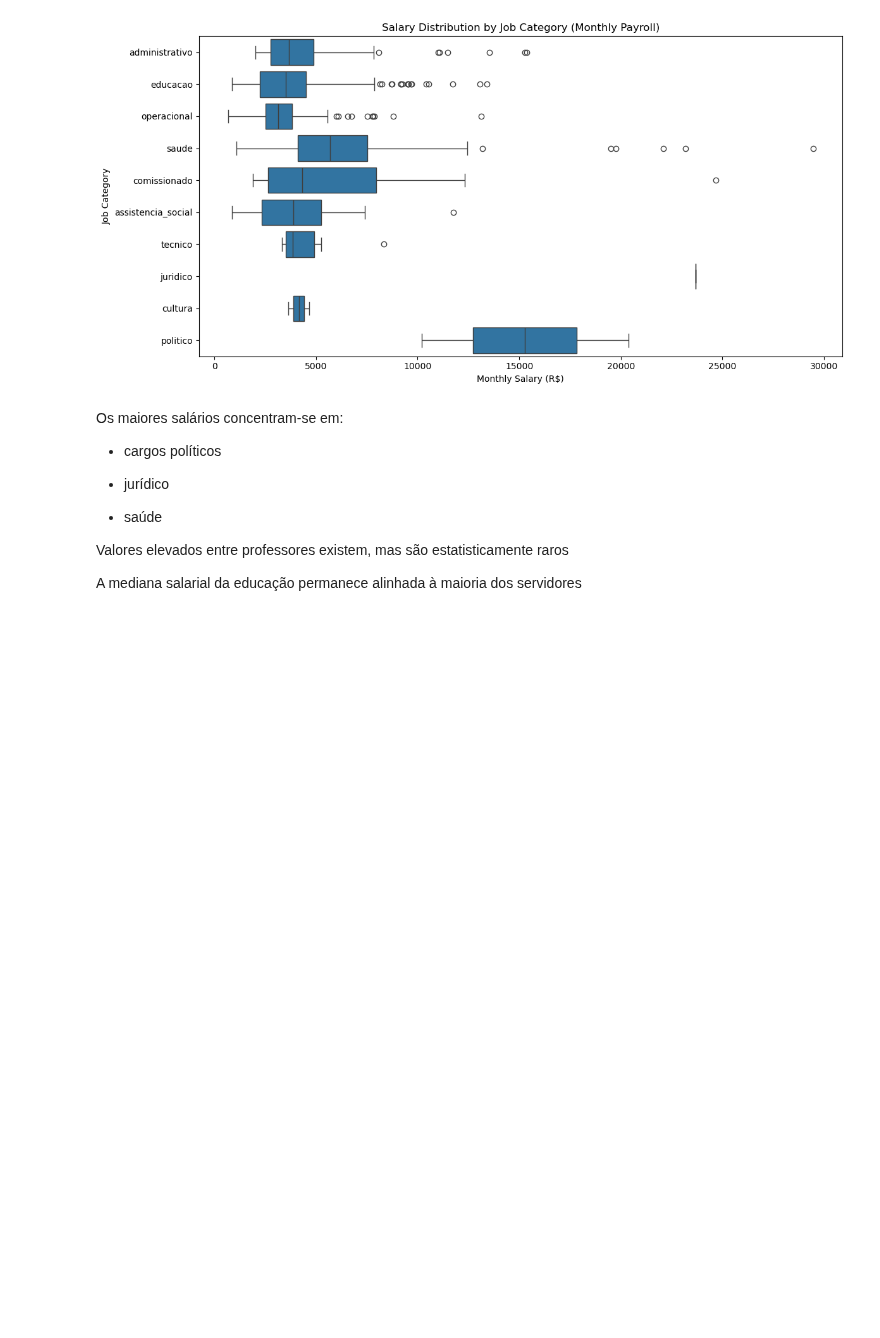
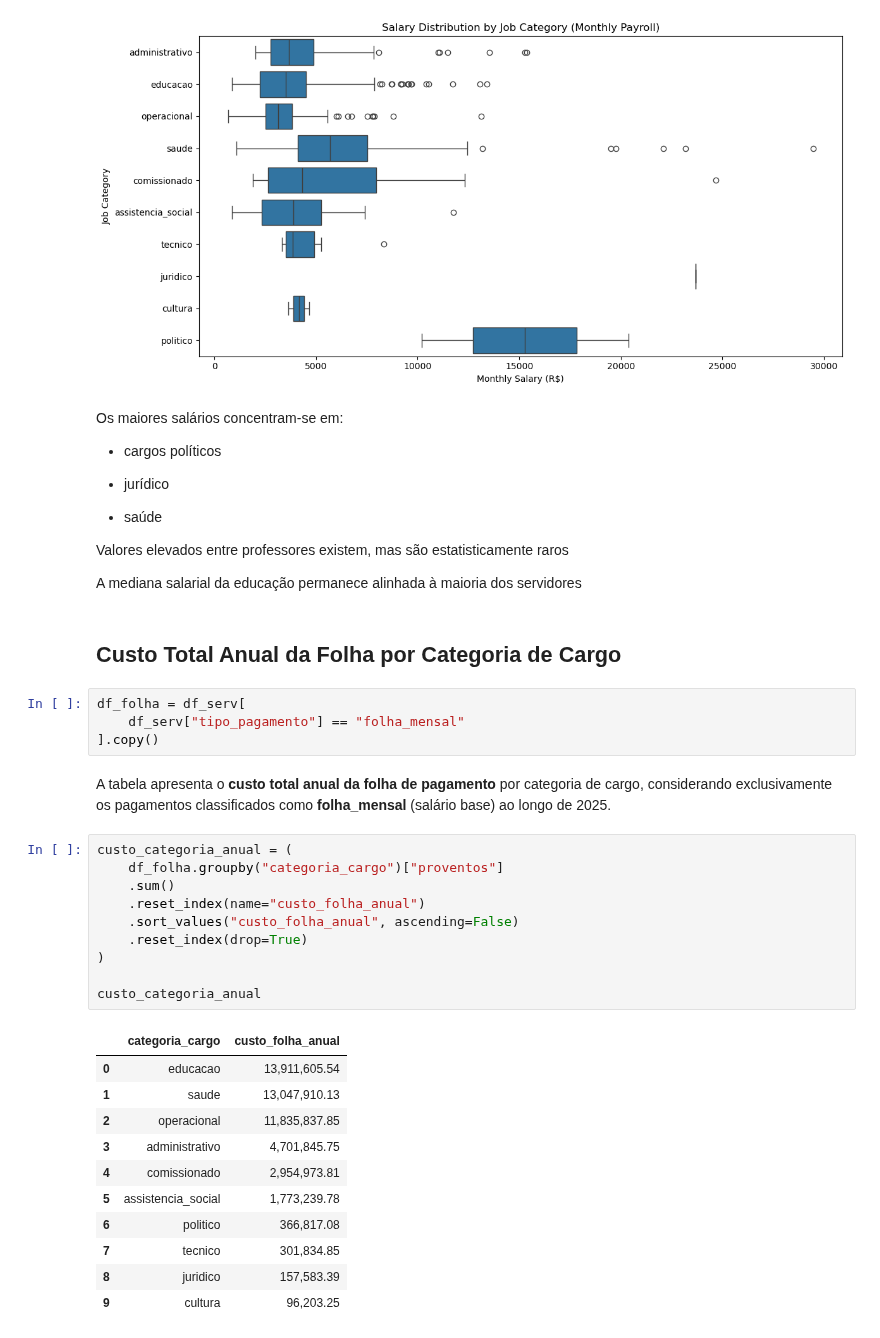
Before and after one commit to oguidenardi/folha_pagamento_santa_rita_2025, a Jupyter notebook: notebooks/04_exploratory_data_analysis.ipynb, the cells around one changed output. Cells and saved outputs as stored; diff of their text form; blank space fills up the shorter version.

```diff
--- a/notebooks/04_exploratory_data_analysis.ipynb
+++ b/notebooks/04_exploratory_data_analysis.ipynb
@@ -874,3 +874,33 @@ Os maiores salários concentram-se em:
 Valores elevados entre professores existem, mas são estatisticamente raros
 
 A mediana salarial da educação permanece alinhada à maioria dos servidores
+# %% [markdown]
+## Custo Total Anual da Folha por Categoria de Cargo
+# %%
+df_folha = df_serv[
+    df_serv["tipo_pagamento"] == "folha_mensal"
+].copy()
+# %% [markdown]
+A tabela apresenta o **custo total anual da folha de pagamento** por categoria de cargo, considerando exclusivamente os pagamentos classificados como **folha_mensal** (salário base) ao longo de 2025.
+# %%
+custo_categoria_anual = (
+    df_folha.groupby("categoria_cargo")["proventos"]
+    .sum()
+    .reset_index(name="custo_folha_anual")
+    .sort_values("custo_folha_anual", ascending=False)
+    .reset_index(drop=True)
+)
+
+custo_categoria_anual
+# %% [output]
+|  | categoria_cargo | custo_folha_anual |
+| 0 | educacao | 13,911,605.54 |
+| 1 | saude | 13,047,910.13 |
+| 2 | operacional | 11,835,837.85 |
+| 3 | administrativo | 4,701,845.75 |
+| 4 | comissionado | 2,954,973.81 |
+| 5 | assistencia_social | 1,773,239.78 |
+| 6 | politico | 366,817.08 |
+| 7 | tecnico | 301,834.85 |
+| 8 | juridico | 157,583.39 |
+| 9 | cultura | 96,203.25 |
```
Also changed, not shown: parts of 4 cells of this notebook.
